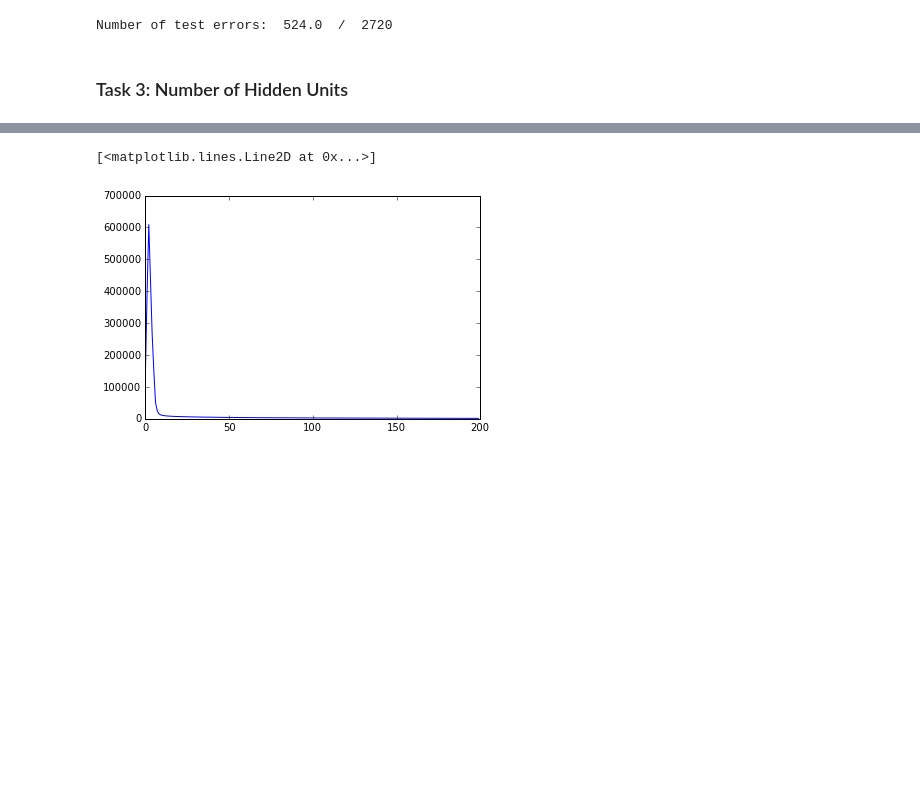
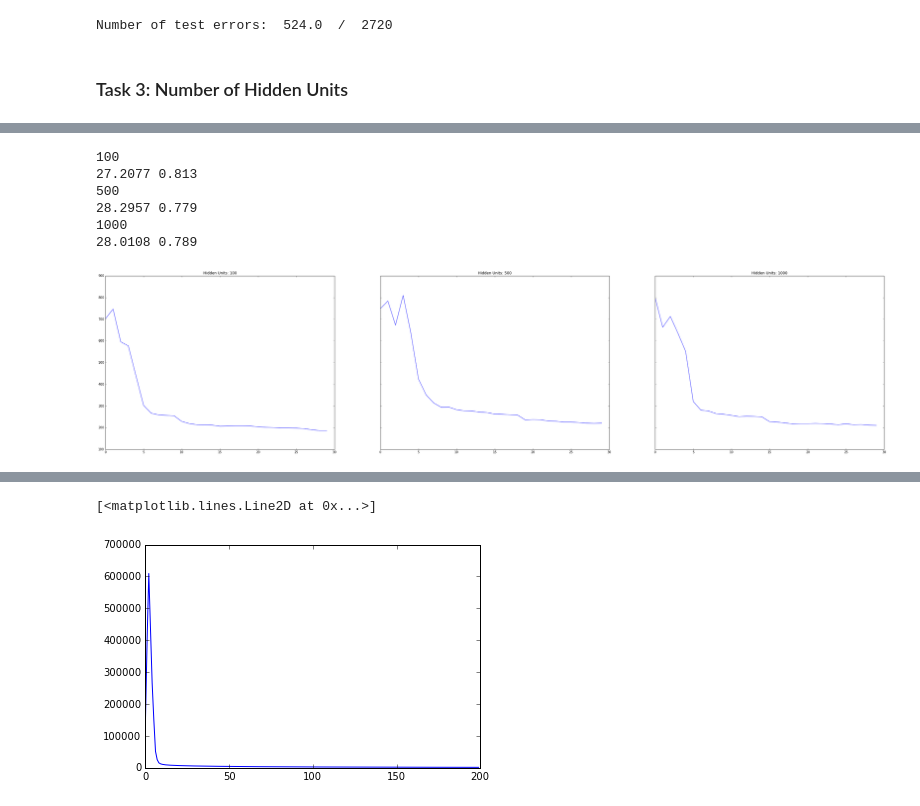
Before and after one commit to bkotzz/ece521, a Jupyter notebook: a2.ipynb, the cells around one changed output, grey strips where cells are left out. Cells and saved outputs as stored; diff of their text form; code cells hidden in the pictures; blank space fills up the shorter version.

```diff
--- a/a2.ipynb
+++ b/a2.ipynb
@@ -499,10 +503,12 @@ Number of test errors:  524.0  /  2720
 # %%
 num_epochs = 30
-num_epochs_per_eval = 2
+num_epochs_per_eval = 1
 learning_rate_nn = 0.001
 # %%
 optimizer_nn = tf.train.GradientDescentOptimizer(learning_rate_nn)
 train_op_nn = optimizer_nn.minimize(cost_nn)
+# %%
+sess_nn = tf.InteractiveSession()
 # %%
 dict_per_hidden = []
 for hidden_units in [100, 500, 1000]:
@@ -515,7 +521,10 @@ for hidden_units in [100, 500, 1000]:
     W2_nn = weight_var([hidden_units, num_classes])
     b1_nn = bias_var([hidden_units])
 
-    init_nn = tf.initialize_all_variables()
+    H_nn = tf.nn.relu(tf.matmul(X_nn, W1_nn) + b1_nn)
+    logits_nn = tf.matmul(H_nn, W2_nn) + b2_nn
+    Y_nn = tf.nn.softmax(logits_nn)
+
     sess_nn.run(init_nn)
 
     for epoch in range(num_epochs):
@@ -528,4 +537,27 @@ for hidden_units in [100, 500, 1000]:
 
     print cost_per_epoch, acc_per_epoch
 
+    cost_test, acc_test = sess_nn.run([cost_nn, accuracy_nn], feed_dict={X_nn: test_x, Targets_nn: test_y})
+    _dict["test_acc"] = acc_test
+    _dict["test_cost"] = cost_test
+
     dict_per_hidden.append(_dict)
+# %% [output]
+100
+27.2077 0.813
+500
+28.2957 0.779
+1000
+28.0108 0.789
+# %%
+hidden_units = [100, 500, 1000]
+# %%
+# Plot number of validation errors
+f, axarr = plt.subplots(1, 3, sharey=True)
+f.set_figwidth(45)
+f.set_figheight(10)
+for i, x in enumerate(dict_per_hidden):
+    axarr[i].set_title("Hidden Units: " + str(hidden_units[i]))
+    axarr[i].plot(np.arange(len(x["valid_acc"])) * num_epochs_per_eval, np.around(len(valid_y) * (1 - np.array(x["valid_acc"]))))
+# %% [output]
+[figure, added]
```
Also changed, not shown: parts of 10 cells of this notebook.
